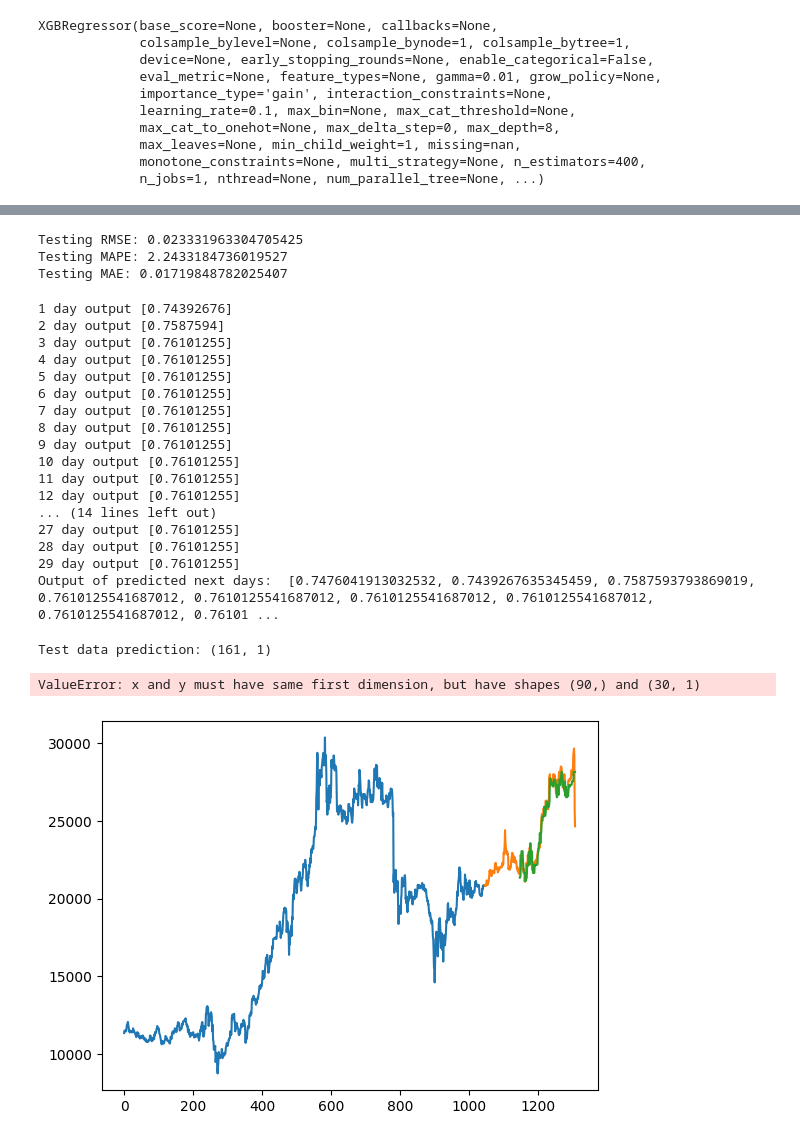
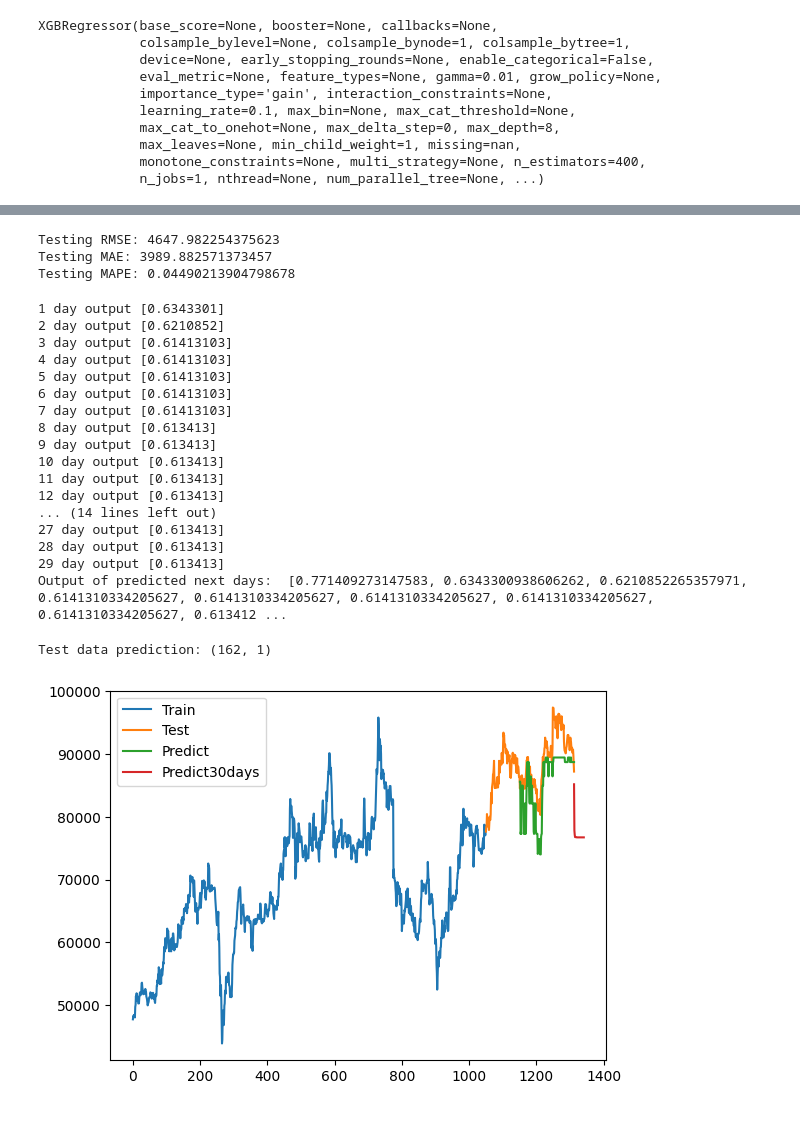
Before and after one commit to UIT21522539/IS403_O22_HTCL_09, a Jupyter notebook: Model/XGBoost/XGBoost-VCB-8-2.ipynb, the cells around one changed output, grey strips where cells are left out. Saved outputs shown, nothing was run; the diff lists cells and outputs as text; code cells hidden in the pictures.

```diff
--- a/Model/XGBoost/XGBoost-VCB-8-2.ipynb
+++ b/Model/XGBoost/XGBoost-VCB-8-2.ipynb
@@ -145,8 +145,8 @@ print(df1)
 train_size = int(0.8 * len(df1))
 test_size = len(df1) - train_size
 
-train_data = df1[0:train_size,:]
-test_data = df1[train_size:len(df1),:1]
+train_data = df1[:train_size]
+test_data = df1[train_size:train_size+test_size]
 # %%
 #Training process
 # a. convert an array of values into a dataset matrix
@@ -221,20 +219,22 @@ array([0.58275133, 0.58275133, 0.5927183 , 0.6188645 , 0.6504762 ,
-# %%
-# 11. Đánh giá độ chính xác thuật toán
-#RMSE
-test_rmse = np.sqrt(np.mean((y_pred - y_test)**2))
-print('Testing RMSE:', test_rmse)
-
-#MAPE
-test_mape = np.mean(np.abs((y_test - y_pred) / y_test)) * 100
-print('Testing MAPE:', test_mape)
-
-#MAE
-test_mae = np.mean(np.abs(y_pred - y_test))
-print('Testing MAE:', test_mae)
-# %% [output]
-Testing RMSE: 0.023331963304705425
-Testing MAPE: 2.2433184736019527
-Testing MAE: 0.01719848782025407
+# %%
+# 12. inverse transform the scaled ytest data back to its original scale.
+y_pred_ = scaler.inverse_transform(y_pred.reshape(-1,1))
+y_test_ = scaler.inverse_transform(y_test.reshape(-1,1))
+# 12. Đánh giá độ chính xác thuật toán
+test_rmse = np.sqrt(np.mean((y_pred_ - y_test_)**2))
+print('Testing RMSE:', test_rmse)
+
+from sklearn.metrics import mean_absolute_error
+test_mae = mean_absolute_error(y_test_, y_pred_)
+print('Testing MAE:', test_mae)
+
+from sklearn.metrics import mean_absolute_percentage_error
+test_mape = mean_absolute_percentage_error(y_test_, y_pred_)
+print('Testing MAPE:', test_mape)
+# %% [output]
+Testing RMSE: 4647.982254375623
+Testing MAE: 3989.882571373457
+Testing MAPE: 0.04490213904798678
 # %%
 #Dự đoán 30 ngày tiếp theo
 x_input = test_data[len(test_data)-time_step:].reshape(1,-1)
@@ -272,45 +272,44 @@ while(i < pred_days):
 
 print("Output of predicted next days: ", lst_output)
 # %% [output]
-1 day output [0.74392676]
-2 day output [0.7587594]
-3 day output [0.76101255]
-4 day output [0.76101255]
-5 day output [0.76101255]
-6 day output [0.76101255]
-7 day output [0.76101255]
-8 day output [0.76101255]
-9 day output [0.76101255]
-10 day output [0.76101255]
-11 day output [0.76101255]
-12 day output [0.76101255]
+1 day output [0.6343301]
+2 day output [0.6210852]
+3 day output [0.61413103]
+4 day output [0.61413103]
+5 day output [0.61413103]
+6 day output [0.61413103]
+7 day output [0.61413103]
+8 day output [0.613413]
+9 day output [0.613413]
+10 day output [0.613413]
+11 day output [0.613413]
+12 day output [0.613413]
 ... (14 lines left out)
-27 day output [0.76101255]
-28 day output [0.76101255]
-29 day output [0.76101255]
-Output of predicted next days:  [0.7476041913032532, 0.7439267635345459, 0.7587593793869019, 0.7610125541687012, 0.7610125541687012, 0.7610125541687012, 0.7610125541687012, 0.7610125541687012, 0.76101 ...
+27 day output [0.613413]
+28 day output [0.613413]
+29 day output [0.613413]
+Output of predicted next days:  [0.771409273147583, 0.6343300938606262, 0.6210852265357971, 0.6141310334205627, 0.6141310334205627, 0.6141310334205627, 0.6141310334205627, 0.6141310334205627, 0.613412 ...
 # %%
 y_pred = y_pred.reshape(-1,1)
 y_pred = scaler.inverse_transform(y_pred)
 
 print("Test data prediction:", y_pred.shape)
 # %% [output]
-Test data prediction: (161, 1)
+Test data prediction: (162, 1)
 # %%
 train_data_index = pd.RangeIndex(start=0, stop=train_size, step=1)
 plt.plot(scaler.inverse_transform(train_data))
 
 test_data_index = pd.RangeIndex(start=train_size, stop=train_size+test_size, step=1)
 plt.plot(test_data_index,scaler.inverse_transform(test_data))
 test_data_index = pd.RangeIndex(start=train_size+101, stop=train_size+test_size, step=1)
 plt.plot(test_data_index,y_pred)
-
+prediect_data_index = pd.RangeIndex(start=len(df1)-1, stop=len(df1)-1+len(scaler.inverse_transform(np.array(lst_output).reshape(-1,1))), step=1)
 plt.plot(prediect_data_index,scaler.inverse_transform(np.array(lst_output).reshape(-1,1)))
 plt.legend(['Train','Test','Predict','Predict30days'])
 plt.show()
 # %% [output]
-ValueError: x and y must have same first dimension, but have shapes (90,) and (30, 1)
-[figure, old version]
+[figure, new version]
 # %%
 #Dự đoán 60 ngày tiếp theo
 x_input = test_data[len(test_data)-time_step:].reshape(1,-1)
```
Also changed, not shown: parts of 8 cells of this notebook, 9 other files.
